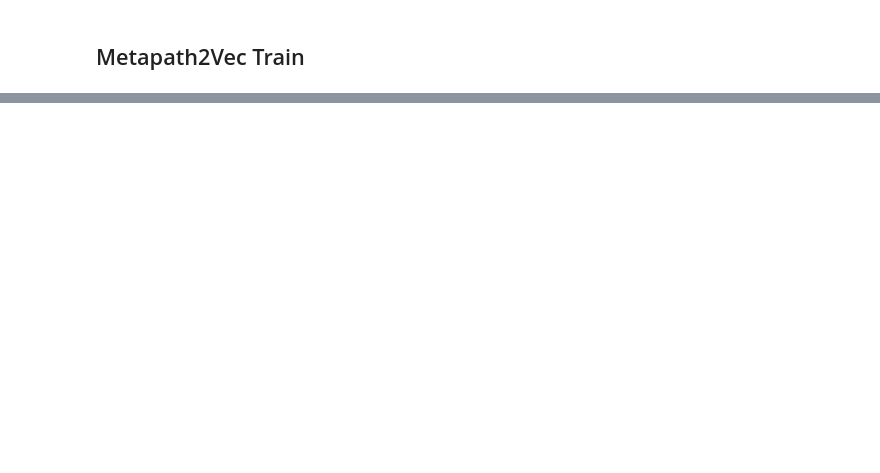
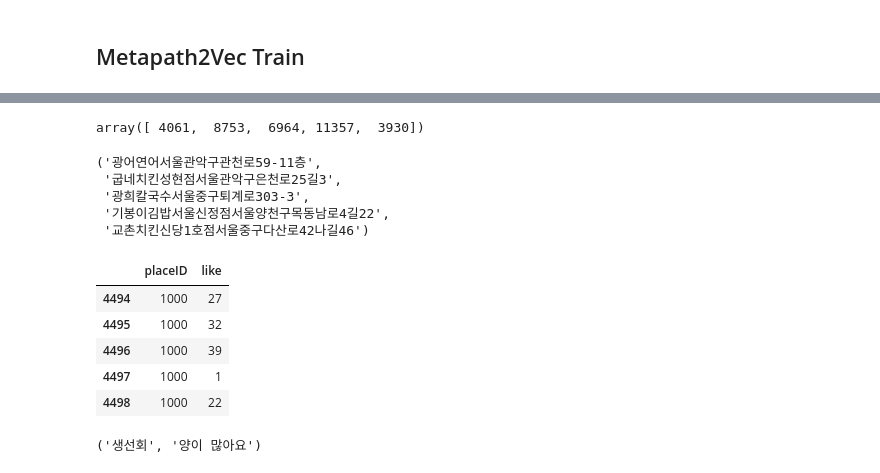
Before and after one commit to boostcampaitech3/final-project-level3-recsys-02, a Jupyter notebook: notebooks/metapath2vec.ipynb, the cells around one changed output, grey strips where cells are left out. Drawn from its saved outputs; the diff is of its cells as text; code cells hidden in the pictures; blank space fills up the shorter version.

```diff
--- a/notebooks/metapath2vec.ipynb
+++ b/notebooks/metapath2vec.ipynb
@@ -45,3 +46,0 @@ type_id2idx, type_idx2id = remap_id(p_df['placeType'].unique())
-# %%
-p_df['placeID'] = p_df['placeID'].apply(lambda x: place_id2idx[f"{x}"])
-p_df['placeType'] = p_df['placeType'].apply(lambda x: type_id2idx[f"{x}"])
@@ -163,3 +169,27 @@ k_df = k_df.groupby('prepThemeKeywords').filter(lambda x : len(x)>1)
+# %%
+l_df = pd.DataFrame.from_records(raw_df['like'].apply(eval))
+frequency = np.sum(~l_df.isna(), axis=0)
+like_cols = sorted(frequency[np.where(frequency > 1)[0]].index.values)
+like_to_idx, idx_to_like = remap_id(like_cols)
+# %%
+l_df['placeID'] = raw_df['placeID'].apply(lambda x:place_id2idx[x])
+l_df.set_index('placeID', inplace=True)
+l_df.sort_index(inplace=True)
+l_df = l_df[like_cols].fillna(0)
+# %%
+total_record = []
+for place_id in tqdm(l_df.index.values):
+    topk = np.argsort(l_df.fillna(0).values[place_id])[::-1]
+    cnt = 0
+    for t in topk:
+        if l_df.values[place_id, t] == 0 or cnt==5:
+            break
+        else :
+            total_record.append((place_id, t))
+            cnt += 1
+
+l_df = pd.DataFrame.from_records(total_record)
+l_df.columns = ['placeID', 'like']
 # %% [markdown]
 ## Create Heterogeneou Graph
 # %%
@@ -421,0 +474,27 @@ Iteration: 1
+# %%
+cossim = cosine_similarity(np.array(place_emb))
+topk = np.argsort(cossim[4061])[::-1][:5]
+topk
+# %% [output]
+array([ 4061,  8753,  6964, 11357,  3930])
+# %%
+id2place[6964], id2place[4061], id2place[8753], id2place[11357], id2place[3930]
+# %% [output]
+('광어연어서울관악구관천로59-11층',
+ '굽네치킨성현점서울관악구은천로25길3',
+ '광희칼국수서울중구퇴계로303-3',
+ '기봉이김밥서울신정점서울양천구목동남로4길22',
+ '교촌치킨신당1호점서울중구다산로42나길46')
+# %%
+l_df[l_df['placeID'] == place_id2idx['광어연어서울관악구관천로59-11층']]
+# %% [output]
+|  | placeID | like |
+| 4494 | 1000 | 27 |
+| 4495 | 1000 | 32 |
+| 4496 | 1000 | 39 |
+| 4497 | 1000 | 1 |
+| 4498 | 1000 | 22 |
+# %%
+feature_idx2id[348], like_cols[22]
+# %% [output]
+('생선회', '양이 많아요')
```
Also changed, not shown: parts of 26 cells of this notebook.
